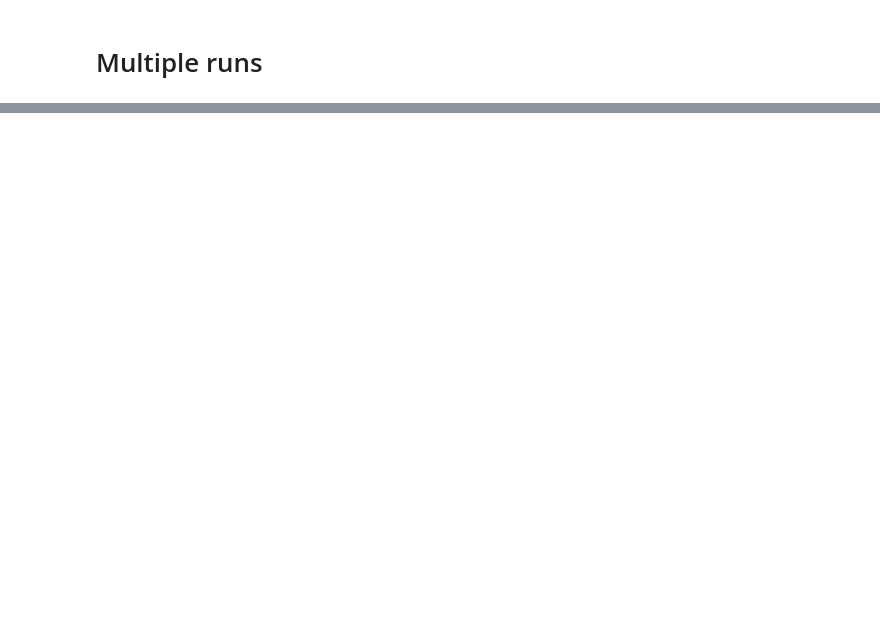
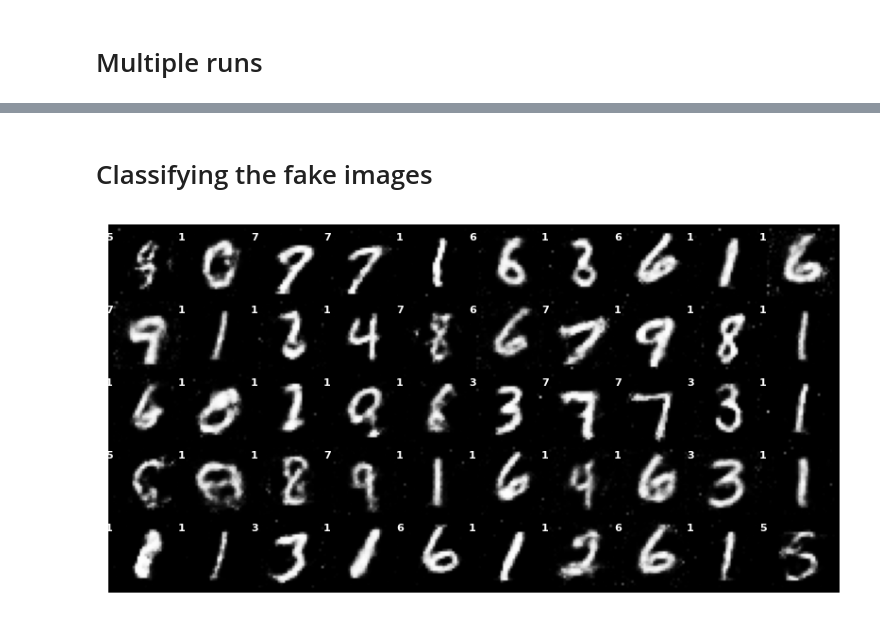
Before and after one commit to bobbypestana/gan_mnist, a Jupyter notebook: results_presentation.ipynb, the cells around one changed output, grey strips where cells are left out. Cells and saved outputs as stored; diff of their text form; code cells hidden in the pictures; blank space fills up the shorter version.

```diff
--- a/results_presentation.ipynb
+++ b/results_presentation.ipynb
@@ -360,0 +365,36 @@ TypeError: 'collections.OrderedDict' object is not callable
+# %% [markdown]
+# Classifying the fake images
+# %%
+# Classify the images
+with torch.no_grad():
+    predictions = C(reshaped_images)
+
+# Get the predicted classes
+_, predicted_classes = torch.max(predictions, 1)
+
+# Print the predicted classes
+# print(predicted_classes)
+
+# Assuming you have a classifier to get the predicted labels for fake images
+predicted_labels = predicted_classes
+
+# Reshape and plot images with labels
+with torch.no_grad():
+    # fake_images = fake_images.reshape(fake_images.size(0), 1, 28, 28)
+    grid = make_grid(reshaped_images, nrow=10, normalize=True, padding=2)
+
+    # Plot grid
+    plt.figure(figsize=(10, 10))
+    plt.imshow(grid.permute(1, 2, 0).cpu().numpy())
+
+    # Add predicted labels to the grid
+    nrow = 10
+    for i in range(batch_size):
+        row, col = divmod(i, nrow)
+        plt.text(col * (28 + 2), row * (28 + 2) + 5, f"{predicted_labels[i].item()}",
+                 color='white', fontsize=8, weight='bold', ha='center', va='center')
+
+    plt.axis('off')
+    plt.show()
+# %% [output]
+[figure, added]
```
Also changed, not shown: parts of 10 cells of this notebook, 2 other files.
